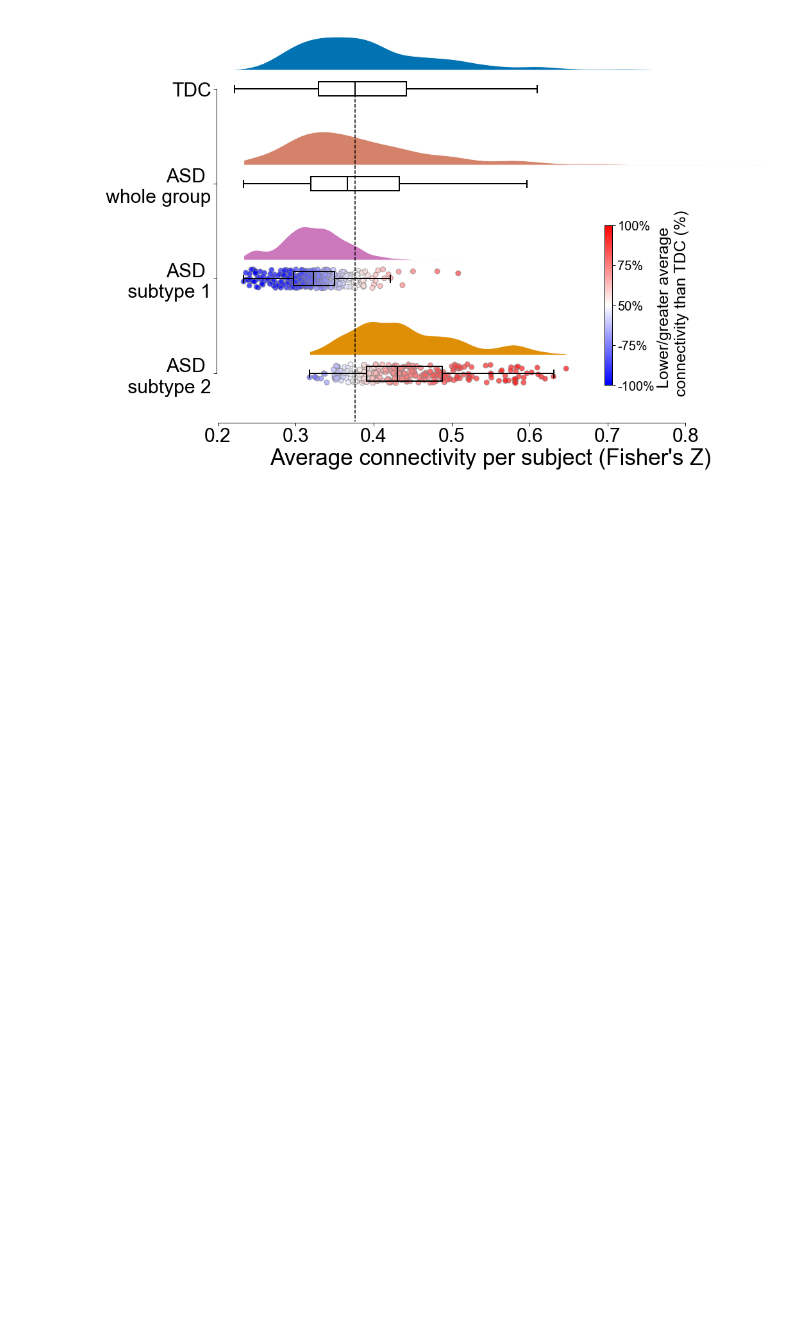
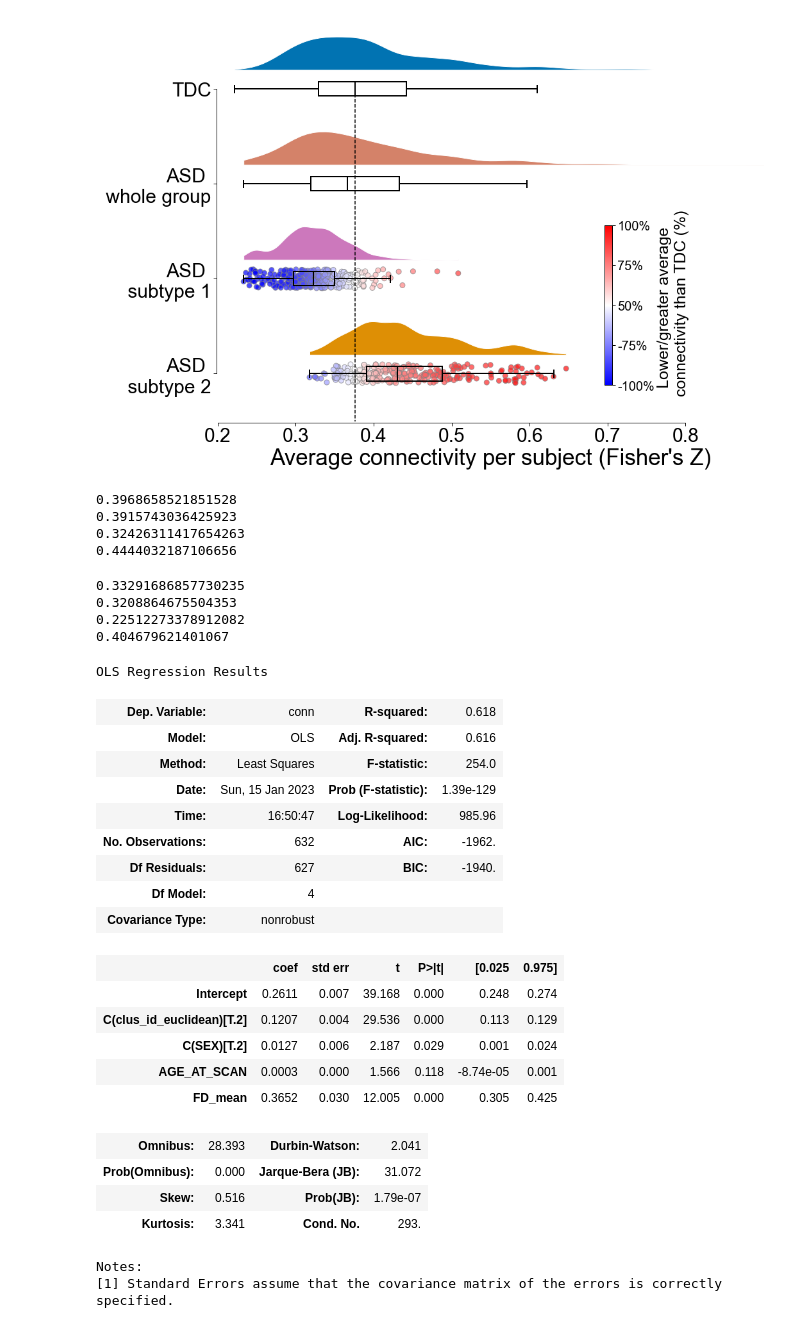
Before and after one commit to compneurobilbao/asd-subtyping-enrichment, a Jupyter notebook: notebooks/04-connectivity_types.ipynb, the cells around one changed output. Cells and saved outputs as stored; diff of their text form; code cells hidden in the pictures; blank space fills up the shorter version.

```diff
--- a/notebooks/04-connectivity_types.ipynb
+++ b/notebooks/04-connectivity_types.ipynb
@@ -22,12 +21,12 @@ Path(plot_dir).mkdir(exist_ok=True, parents=True)
 # %% [markdown]
 Load (harmonised) connectivity data
 # %%
-data_after_combat = np.load(opj(data_dir, 'data_after_combat_82regs_motion_aggressive_My21.npz'))
+data_after_combat = np.load(opj("../results/desikan", 'data_after_combat_motion_aggressive.npz'))
 Y_combat = data_after_combat['Y_combat']
 # %% [markdown]
 Load demographic data with subtypes information
 # %%
-demo_cluster = pd.read_excel(opj(results_dir, "pheno_w_clusters_reg82_My21.xlsx"))
+demo_cluster = pd.read_excel(opj("../results/desikan", "pheno_w_clusters.xlsx"))
 
 # Rearrange demographic data according to subjects in the data
 demo_cluster = pd.merge(pd.DataFrame({'SUB_ID': data_after_combat['subjects']}), demo_cluster, on="SUB_ID")
@@ -39,16 +38,19 @@ conn_pos = [Y_combat[ii,:][Y_combat[ii,:]>0] for ii in range(Y_combat.shape[0])]
 # Absolute connectivity entries per subject
 conn_abs = [abs(Y_combat[ii,:]) for ii in range(Y_combat.shape[0])]
 
+conn_all = [Y_combat[ii,:] for ii in range(Y_combat.shape[0])]
+
 data_global_df_mean =  pd.concat([pd.DataFrame({'conn': [links.mean() for links in conn_pos],
                                                 'conn_median': [np.median(links) for links in conn_pos],
+                                                'conn_all': [links.mean() for links in conn_all],
                                                 'conn_trim': [trim_mean(links, proportiontocut=0.1) for links in conn_pos],
                                                 'conn_abs': [np.mean(links) for links in conn_abs]}),
-                                  demo_cluster.loc[:, ['SEX', 'AGE_AT_SCAN', 'FIQ', 'FD_mean',
+                                  demo_cluster.loc[:, ['SEX', 'AGE_AT_SCAN', 'FIQ', 'FD_mean', "ADOS_TOTAL",
                                                        'clus_id_euclidean', 'SITE_ID_MERGED']]]
                                  , axis=1)
 
 # Discard outlier subjects and the suhtype with only 23 subjects
-data_global_df_mean = data_global_df_mean[data_global_df_mean.clus_id_euclidean!= 'outlier']
+#data_global_df_mean = data_global_df_mean[data_global_df_mean.clus_id_euclidean!= 'outlier']
 # %% [markdown]
 Construct data frame for plotting
 # %%
@@ -148,3 +150,51 @@ plt.tight_layout()
 plt.savefig(opj(plot_dir, "Figure2_v2.svg", dpi=600)
 # %% [output]
 [figure]
+# %%
+print(data_global_df_mean[data_global_df_mean.clus_id_euclidean==0].conn.mean())
+print(data_global_df_mean[data_global_df_mean.clus_id_euclidean!=0].conn.mean())
+print(data_global_df_mean[data_global_df_mean.clus_id_euclidean==1].conn.mean())
+print(data_global_df_mean[data_global_df_mean.clus_id_euclidean==2].conn.mean())
+# %% [output]
+0.3968658521851528
+0.3915743036425923
+0.32426311417654263
+0.4444032187106656
+# %%
+print(data_global_df_mean[data_global_df_mean.clus_id_euclidean==0].conn_all.mean())
+print(data_global_df_mean[data_global_df_mean.clus_id_euclidean!=0].conn_all.mean())
+print(data_global_df_mean[data_global_df_mean.clus_id_euclidean==1].conn_all.mean())
+print(data_global_df_mean[data_global_df_mean.clus_id_euclidean==2].conn_all.mean())
+# %% [output]
+0.33291686857730235
+0.3208864675504353
+0.22512273378912082
+0.404679621401067
+# %%
+import statsmodels.formula.api as smf
+cond = (data_global_df_mean.clus_id_euclidean == 1) | (data_global_df_mean.clus_id_euclidean == 2)
+smf.ols('conn ~ C(clus_id_euclidean) + AGE_AT_SCAN + C(SEX) + FD_mean',
+        data = data_global_df_mean.loc[cond,:]).fit().summary()
+# %% [output]
+OLS Regression Results
+| Dep. Variable: | conn | R-squared: | 0.618 |
+| Model: | OLS | Adj. R-squared: | 0.616 |
+| Method: | Least Squares | F-statistic: | 254.0 |
+| Date: | Sun, 15 Jan 2023 | Prob (F-statistic): | 1.39e-129 |
+| Time: | 16:50:47 | Log-Likelihood: | 985.96 |
+| No. Observations: | 632 | AIC: | -1962. |
+| Df Residuals: | 627 | BIC: | -1940. |
+| Df Model: | 4 |  |  |
+| Covariance Type: | nonrobust |  |  |
+|  | coef | std err | t | P>|t| | [0.025 | 0.975] |
+| Intercept | 0.2611 | 0.007 | 39.168 | 0.000 | 0.248 | 0.274 |
+| C(clus_id_euclidean)[T.2] | 0.1207 | 0.004 | 29.536 | 0.000 | 0.113 | 0.129 |
+| C(SEX)[T.2] | 0.0127 | 0.006 | 2.187 | 0.029 | 0.001 | 0.024 |
+| AGE_AT_SCAN | 0.0003 | 0.000 | 1.566 | 0.118 | -8.74e-05 | 0.001 |
+| FD_mean | 0.3652 | 0.030 | 12.005 | 0.000 | 0.305 | 0.425 |
+| Omnibus: | 28.393 | Durbin-Watson: | 2.041 |
+| Prob(Omnibus): | 0.000 | Jarque-Bera (JB): | 31.072 |
+| Skew: | 0.516 | Prob(JB): | 1.79e-07 |
+| Kurtosis: | 3.341 | Cond. No. | 293. |
+Notes:
+[1] Standard Errors assume that the covariance matrix of the errors is correctly specified.
```
Also changed, not shown: parts of 3 cells of this notebook, 7 other files.
